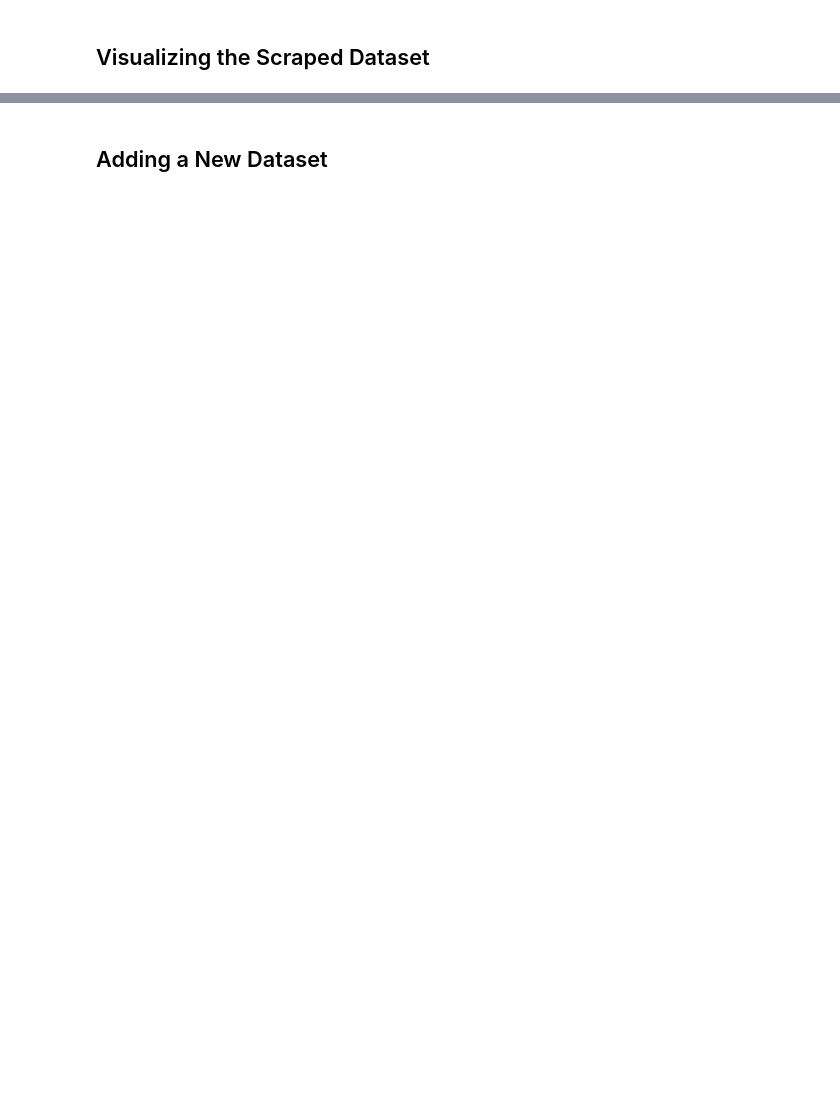
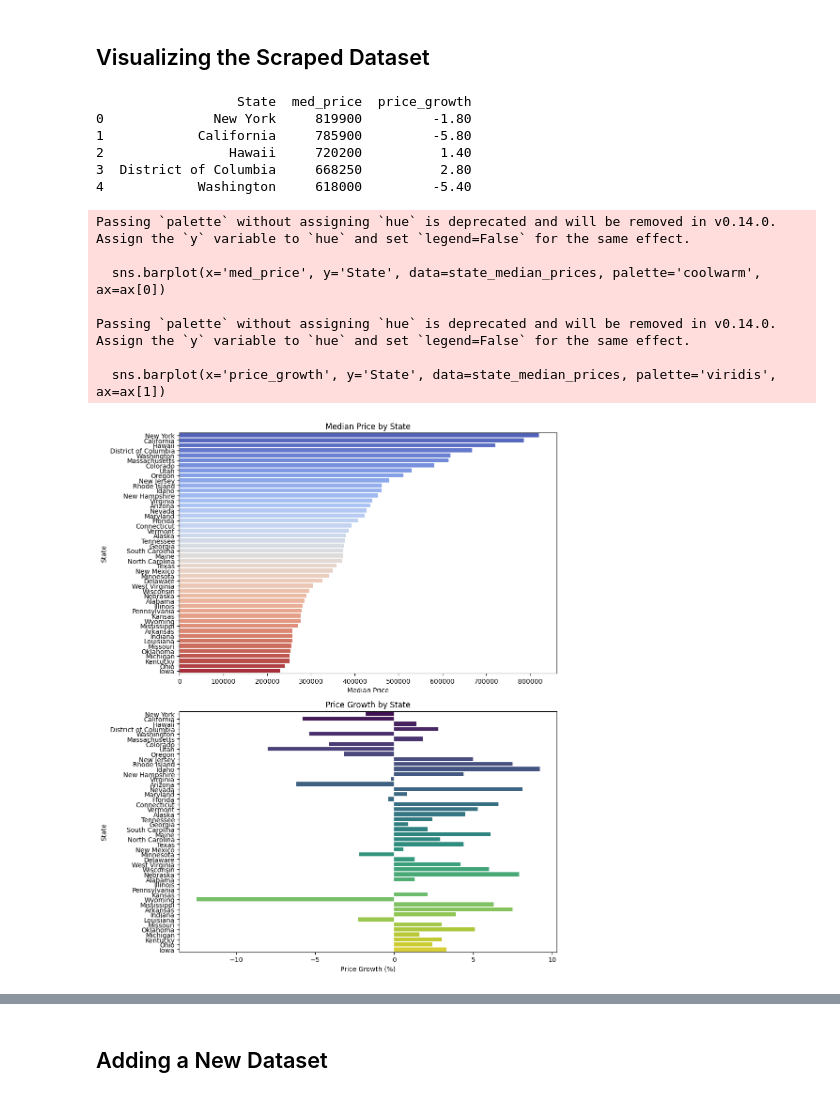
Before and after one commit to ECO225-W2024/project-one-code-S-O-Ahn, a Jupyter notebook: Project 1.ipynb, the cells around one changed output, grey strips where cells are left out. Cells and saved outputs as stored; diff of their text form; code cells hidden in the pictures; blank space fills up the shorter version.

```diff
--- a/Project 1.ipynb
+++ b/Project 1.ipynb
@@ -598,2 +644,50 @@ Correlation of Variables with log_price
 # %% [markdown]
 ## Visualizing the Scraped Dataset
+# %%
+# Explicitly convert 'med_price' to string, then remove $ and , and convert to float
+state_median_prices['med_price'] = state_median_prices['med_price'].astype(str).str.replace('$', '').str.replace(',', '')
+state_median_prices['med_price'] = pd.to_numeric(state_median_prices['med_price'], errors='coerce')
+
+# Explicitly convert 'price_growth' to string, then remove % and convert to float
+state_median_prices['price_growth'] = state_median_prices['price_growth'].astype(str).str.replace('%', '')
+state_median_prices['price_growth'] = pd.to_numeric(state_median_prices['price_growth'], errors='coerce')
+
+# Example of what the DataFrame will look like after the conversion
+print(state_median_prices.head())
+# %% [output]
+                  State  med_price  price_growth
+0              New York     819900         -1.80
+1            California     785900         -5.80
+2                Hawaii     720200          1.40
+3  District of Columbia     668250          2.80
+4            Washington     618000         -5.40
+# %%
+# Create a figure with two subplots (vertically arranged)
+fig, ax = plt.subplots(2, 1, figsize=(10, 12))
+
+# Bar plot for Median Price
+sns.barplot(x='med_price', y='State', data=state_median_prices, palette='coolwarm', ax=ax[0])
+ax[0].set_title('Median Price by State')
+ax[0].set_xlabel('Median Price')
+ax[0].set_ylabel('State')
+
+# Bar plot for Price Growth
+sns.barplot(x='price_growth', y='State', data=state_median_prices, palette='viridis', ax=ax[1])
+ax[1].set_title('Price Growth by State')
+ax[1].set_xlabel('Price Growth (%)')
+ax[1].set_ylabel('State')
+
+# Automatically adjust subplot params for a neat layout
+plt.tight_layout()
+
+# Display the combined figure
+plt.show()
+# %% [output]
+Passing `palette` without assigning `hue` is deprecated and will be removed in v0.14.0. Assign the `y` variable to `hue` and set `legend=False` for the same effect.
+
+  sns.barplot(x='med_price', y='State', data=state_median_prices, palette='coolwarm', ax=ax[0])
+
+Passing `palette` without assigning `hue` is deprecated and will be removed in v0.14.0. Assign the `y` variable to `hue` and set `legend=False` for the same effect.
+
+  sns.barplot(x='price_growth', y='State', data=state_median_prices, palette='viridis', ax=ax[1])
+[figure, added]
```
Also changed, not shown: parts of 4 cells of this notebook, 1 other file.
